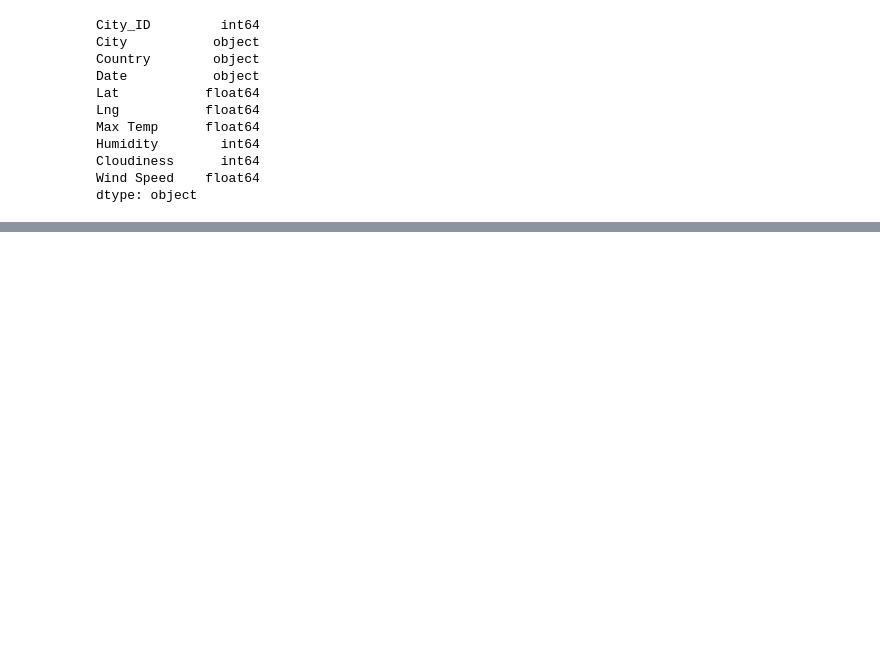
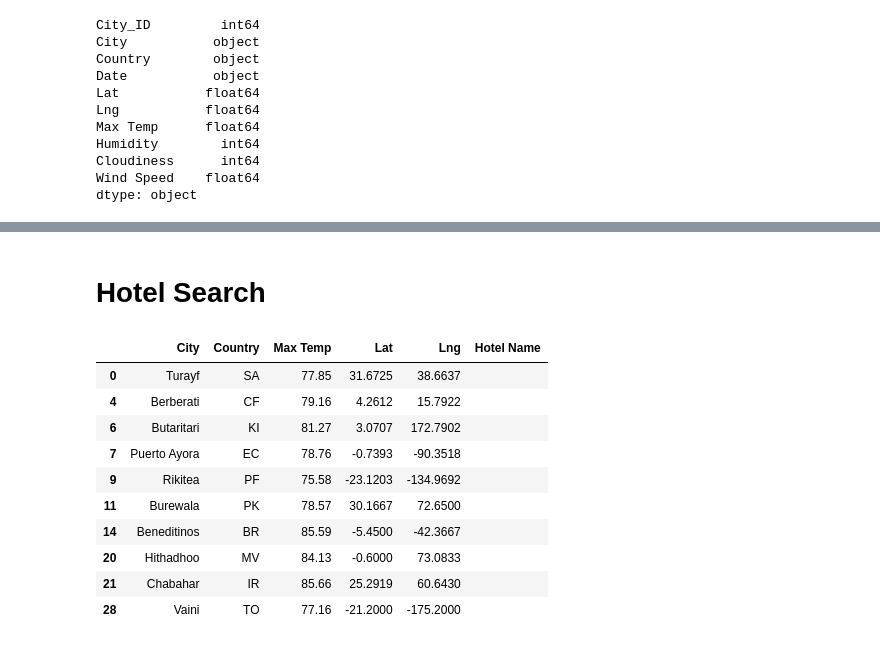
Before and after one commit to Michaelfr22/World_Weather_Analysis, a Jupyter notebook: WeatherPy.ipynb, the cells around one changed output, grey strips where cells are left out. Cells and saved outputs as stored; diff of their text form; code cells hidden in the pictures; blank space fills up the shorter version.

```diff
--- a/WeatherPy.ipynb
+++ b/WeatherPy.ipynb
@@ -808,0 +939,19 @@ fig
+# %% [markdown]
+# Hotel Search
+# %%
+# Create DataFrame called hotel_df to store hotel names along with city, country, max temp, and coordinates.
+hotel_df = preferred_cities_df[["City", "Country", "Max Temp", "Lat", "Lng"]].copy()
+hotel_df["Hotel Name"] = ""
+hotel_df.head(10)
+# %% [output]
+|  | City | Country | Max Temp | Lat | Lng | Hotel Name |
+| 0 | Turayf | SA | 77.85 | 31.6725 | 38.6637 |  |
+| 4 | Berberati | CF | 79.16 | 4.2612 | 15.7922 |  |
+| 6 | Butaritari | KI | 81.27 | 3.0707 | 172.7902 |  |
+| 7 | Puerto Ayora | EC | 78.76 | -0.7393 | -90.3518 |  |
+| 9 | Rikitea | PF | 75.58 | -23.1203 | -134.9692 |  |
+| 11 | Burewala | PK | 78.57 | 30.1667 | 72.6500 |  |
+| 14 | Beneditinos | BR | 85.59 | -5.4500 | -42.3667 |  |
+| 20 | Hithadhoo | MV | 84.13 | -0.6000 | 73.0833 |  |
+| 21 | Chabahar | IR | 85.66 | 25.2919 | 60.6430 |  |
+| 28 | Vaini | TO | 77.16 | -21.2000 | -175.2000 |  |
```
Also changed, not shown: parts of 30 cells of this notebook.
